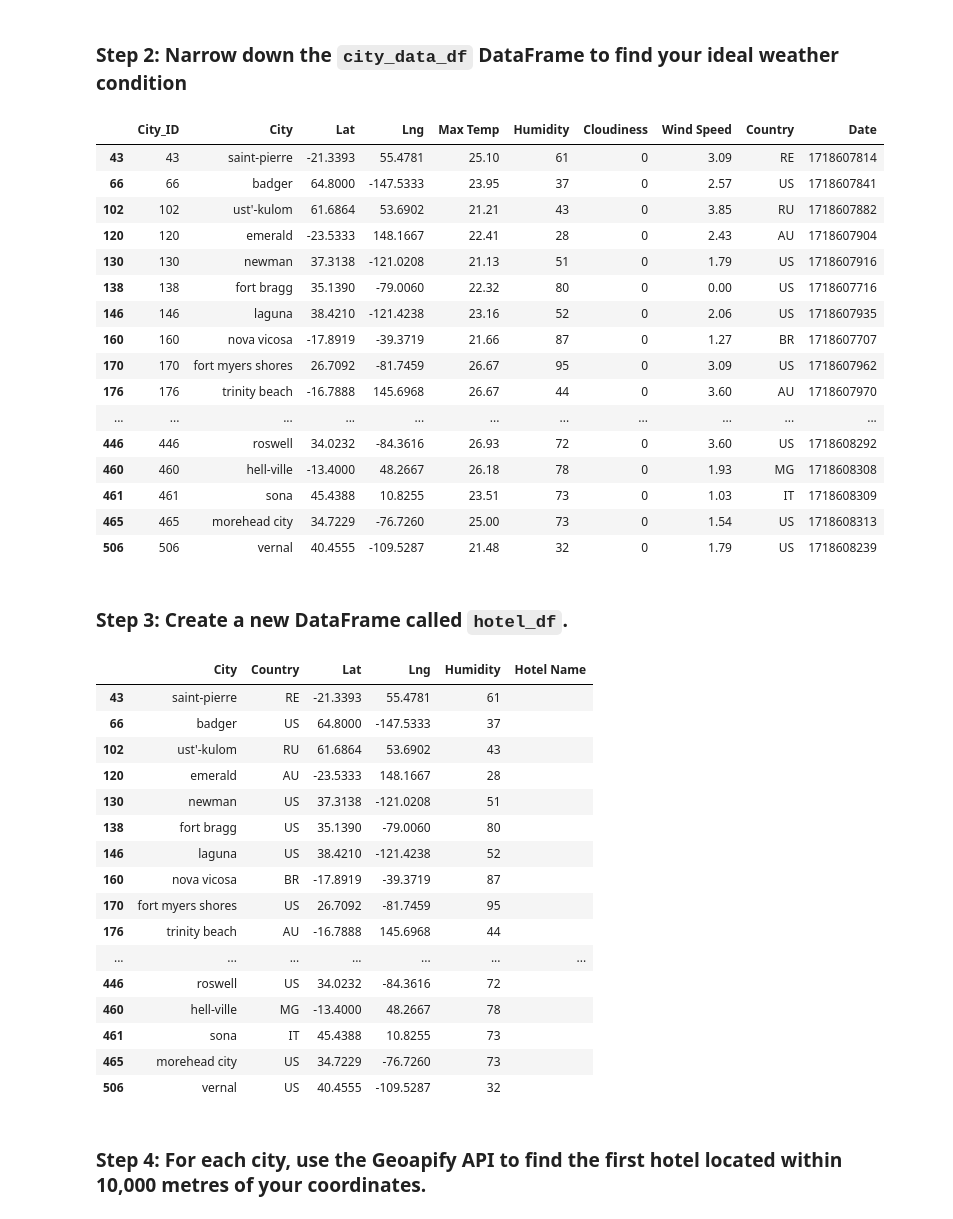
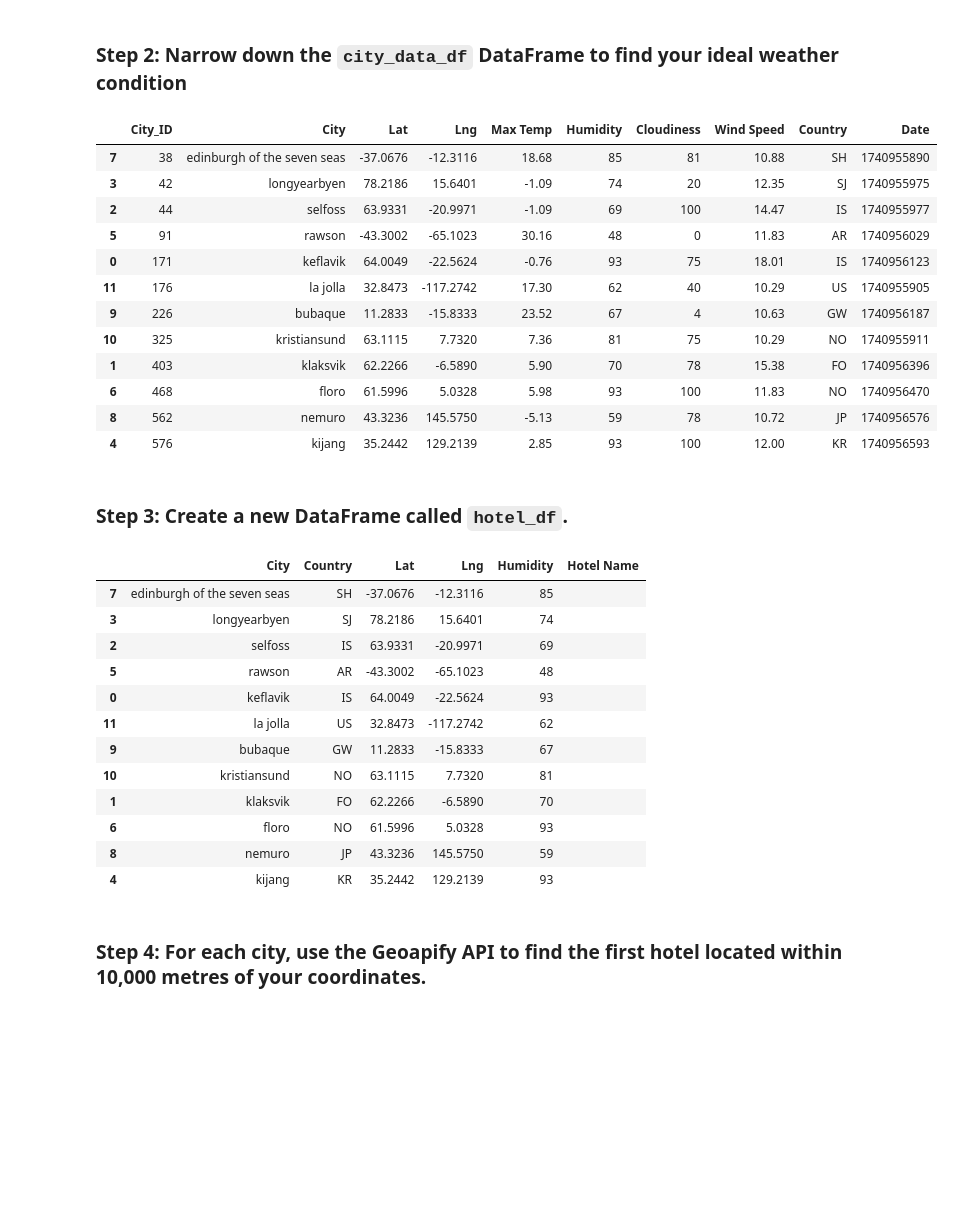
Before and after one commit to JHBoon/python_api_challenge_2025, a Jupyter notebook: Weatherpy/Starter_Code/VacationPy.ipynb, the cells around one changed output. Drawn from its saved outputs; the diff is of its cells as text; code cells hidden in the pictures; blank space fills up the shorter version.

```diff
--- a/Weatherpy/Starter_Code/VacationPy.ipynb
+++ b/Weatherpy/Starter_Code/VacationPy.ipynb
@@ -44,60 +58,54 @@ city_data_df.head()
 ### Step 2: Narrow down the `city_data_df` DataFrame to find your ideal weather condition
 # %%
 # Narrow down cities that fit criteria and drop any results with null values
-# YOUR CODE HERE
+#I'm planning for a windsurf vacation so I'm looking for strong wind of 10.0 or more
 
 # Drop any rows with null values
-# YOUR CODE HERE
+city_data_df.dropna(inplace=True)
 
 # Display sample data
-# YOUR CODE HERE
+wind_cities =city_data_df[city_data_df["Wind Speed"]>10]
+
+wind_cities
 # %% [output]
 |  | City_ID | City | Lat | Lng | Max Temp | Humidity | Cloudiness | Wind Speed | Country | Date |
-| 43 | 43 | saint-pierre | -21.3393 | 55.4781 | 25.10 | 61 | 0 | 3.09 | RE | 1718607814 |
-| 66 | 66 | badger | 64.8000 | -147.5333 | 23.95 | 37 | 0 | 2.57 | US | 1718607841 |
-| 102 | 102 | ust'-kulom | 61.6864 | 53.6902 | 21.21 | 43 | 0 | 3.85 | RU | 1718607882 |
-| 120 | 120 | emerald | -23.5333 | 148.1667 | 22.41 | 28 | 0 | 2.43 | AU | 1718607904 |
-| 130 | 130 | newman | 37.3138 | -121.0208 | 21.13 | 51 | 0 | 1.79 | US | 1718607916 |
-| 138 | 138 | fort bragg | 35.1390 | -79.0060 | 22.32 | 80 | 0 | 0.00 | US | 1718607716 |
-| 146 | 146 | laguna | 38.4210 | -121.4238 | 23.16 | 52 | 0 | 2.06 | US | 1718607935 |
-| 160 | 160 | nova vicosa | -17.8919 | -39.3719 | 21.66 | 87 | 0 | 1.27 | BR | 1718607707 |
-| 170 | 170 | fort myers shores | 26.7092 | -81.7459 | 26.67 | 95 | 0 | 3.09 | US | 1718607962 |
-| 176 | 176 | trinity beach | -16.7888 | 145.6968 | 26.67 | 44 | 0 | 3.60 | AU | 1718607970 |
-| ... | ... | ... | ... | ... | ... | ... | ... | ... | ... | ... |
-| 446 | 446 | roswell | 34.0232 | -84.3616 | 26.93 | 72 | 0 | 3.60 | US | 1718608292 |
-| 460 | 460 | hell-ville | -13.4000 | 48.2667 | 26.18 | 78 | 0 | 1.93 | MG | 1718608308 |
-| 461 | 461 | sona | 45.4388 | 10.8255 | 23.51 | 73 | 0 | 1.03 | IT | 1718608309 |
-| 465 | 465 | morehead city | 34.7229 | -76.7260 | 25.00 | 73 | 0 | 1.54 | US | 1718608313 |
-| 506 | 506 | vernal | 40.4555 | -109.5287 | 21.48 | 32 | 0 | 1.79 | US | 1718608239 |
+| 7 | 38 | edinburgh of the seven seas | -37.0676 | -12.3116 | 18.68 | 85 | 81 | 10.88 | SH | 1740955890 |
+| 3 | 42 | longyearbyen | 78.2186 | 15.6401 | -1.09 | 74 | 20 | 12.35 | SJ | 1740955975 |
+| 2 | 44 | selfoss | 63.9331 | -20.9971 | -1.09 | 69 | 100 | 14.47 | IS | 1740955977 |
+| 5 | 91 | rawson | -43.3002 | -65.1023 | 30.16 | 48 | 0 | 11.83 | AR | 1740956029 |
+| 0 | 171 | keflavik | 64.0049 | -22.5624 | -0.76 | 93 | 75 | 18.01 | IS | 1740956123 |
+| 11 | 176 | la jolla | 32.8473 | -117.2742 | 17.30 | 62 | 40 | 10.29 | US | 1740955905 |
+| 9 | 226 | bubaque | 11.2833 | -15.8333 | 23.52 | 67 | 4 | 10.63 | GW | 1740956187 |
+| 10 | 325 | kristiansund | 63.1115 | 7.7320 | 7.36 | 81 | 75 | 10.29 | NO | 1740955911 |
+| 1 | 403 | klaksvik | 62.2266 | -6.5890 | 5.90 | 70 | 78 | 15.38 | FO | 1740956396 |
+| 6 | 468 | floro | 61.5996 | 5.0328 | 5.98 | 93 | 100 | 11.83 | NO | 1740956470 |
+| 8 | 562 | nemuro | 43.3236 | 145.5750 | -5.13 | 59 | 78 | 10.72 | JP | 1740956576 |
+| 4 | 576 | kijang | 35.2442 | 129.2139 | 2.85 | 93 | 100 | 12.00 | KR | 1740956593 |
 # %% [markdown]
 ### Step 3: Create a new DataFrame called `hotel_df`.
 # %%
 # Use the Pandas copy function to create DataFrame called hotel_df to store the city, country, coordinates, and humidity
-# YOUR CODE HERE
+hotel_df = wind_cities[["City",'Country','Lat','Lng','Humidity']].copy()
 
 # Add an empty column, "Hotel Name," to the DataFrame so you can store the hotel found using the Geoapify API
-# YOUR CODE HERE
+hotel_df.loc[:,"Hotel Name"] =""
 
 # Display sample data
-# YOUR CODE HERE
+hotel_df
 # %% [output]
 |  | City | Country | Lat | Lng | Humidity | Hotel Name |
-| 43 | saint-pierre | RE | -21.3393 | 55.4781 | 61 |  |
-| 66 | badger | US | 64.8000 | -147.5333 | 37 |  |
-| 102 | ust'-kulom | RU | 61.6864 | 53.6902 | 43 |  |
-| 120 | emerald | AU | -23.5333 | 148.1667 | 28 |  |
-| 130 | newman | US | 37.3138 | -121.0208 | 51 |  |
-| 138 | fort bragg | US | 35.1390 | -79.0060 | 80 |  |
-| 146 | laguna | US | 38.4210 | -121.4238 | 52 |  |
-| 160 | nova vicosa | BR | -17.8919 | -39.3719 | 87 |  |
-| 170 | fort myers shores | US | 26.7092 | -81.7459 | 95 |  |
-| 176 | trinity beach | AU | -16.7888 | 145.6968 | 44 |  |
-| ... | ... | ... | ... | ... | ... | ... |
-| 446 | roswell | US | 34.0232 | -84.3616 | 72 |  |
-| 460 | hell-ville | MG | -13.4000 | 48.2667 | 78 |  |
-| 461 | sona | IT | 45.4388 | 10.8255 | 73 |  |
-| 465 | morehead city | US | 34.7229 | -76.7260 | 73 |  |
-| 506 | vernal | US | 40.4555 | -109.5287 | 32 |  |
+| 7 | edinburgh of the seven seas | SH | -37.0676 | -12.3116 | 85 |  |
+| 3 | longyearbyen | SJ | 78.2186 | 15.6401 | 74 |  |
+| 2 | selfoss | IS | 63.9331 | -20.9971 | 69 |  |
+| 5 | rawson | AR | -43.3002 | -65.1023 | 48 |  |
+| 0 | keflavik | IS | 64.0049 | -22.5624 | 93 |  |
+| 11 | la jolla | US | 32.8473 | -117.2742 | 62 |  |
+| 9 | bubaque | GW | 11.2833 | -15.8333 | 67 |  |
+| 10 | kristiansund | NO | 63.1115 | 7.7320 | 81 |  |
+| 1 | klaksvik | FO | 62.2266 | -6.5890 | 70 |  |
+| 6 | floro | NO | 61.5996 | 5.0328 | 93 |  |
+| 8 | nemuro | JP | 43.3236 | 145.5750 | 59 |  |
+| 4 | kijang | KR | 35.2442 | 129.2139 | 93 |  |
 # %% [markdown]
 ### Step 4: For each city, use the Geoapify API to find the first hotel located within 10,000 metres of your coordinates.
 # %%
```
Also changed, not shown: parts of 7 cells of this notebook, 6 other files.
